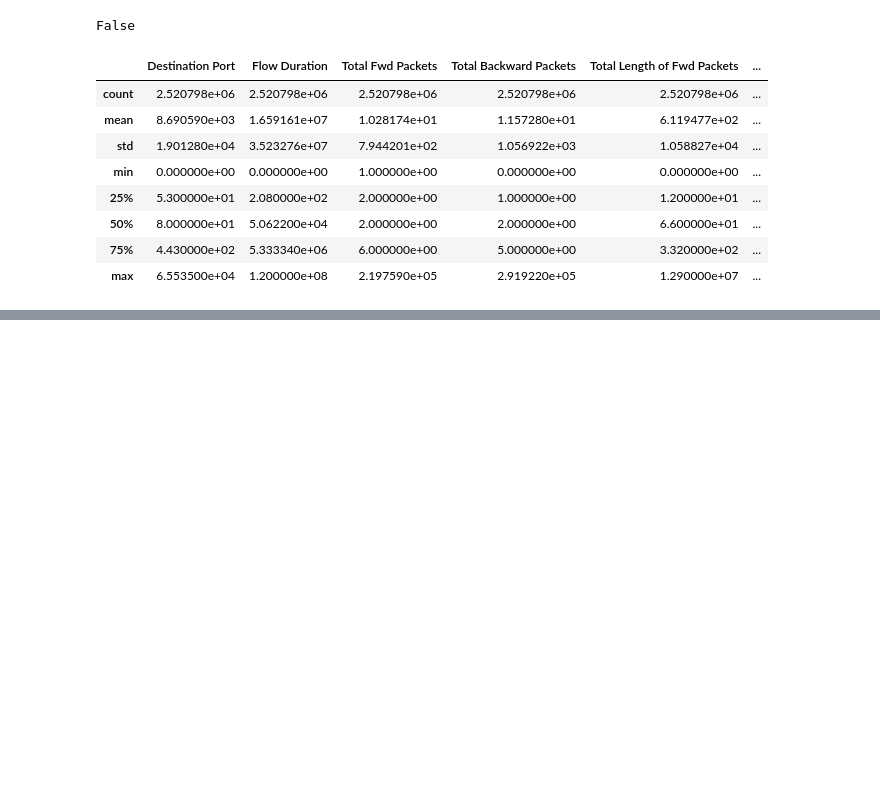
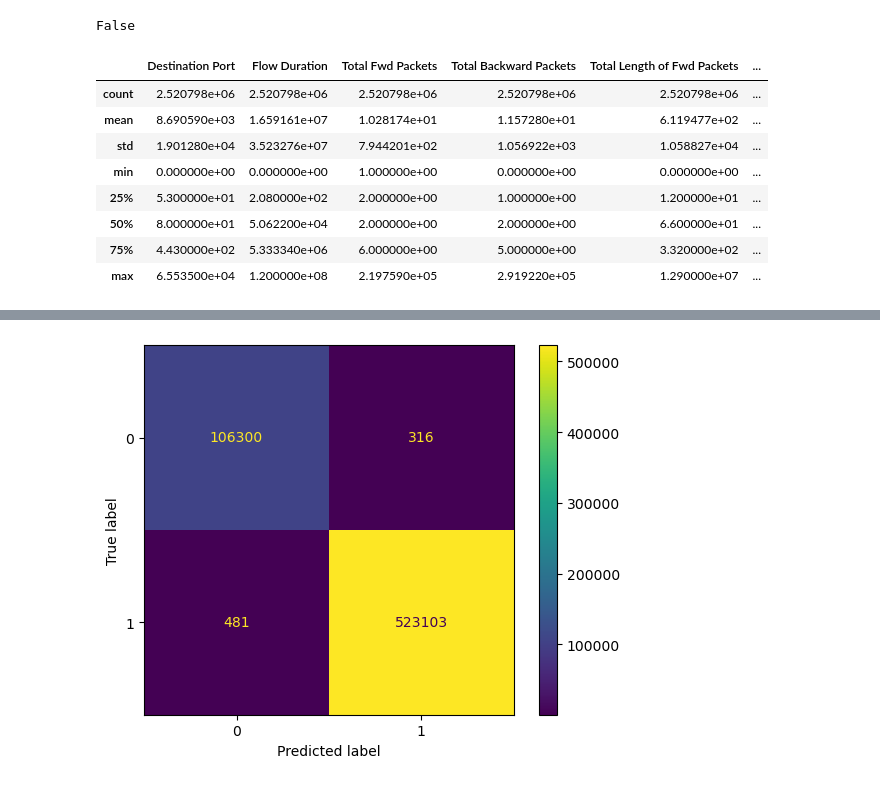
Before and after one commit to Zakaria-Ibenziane/cic-IDS, a Jupyter notebook: Cic_IDS_vf.ipynb, the cells around one changed output, grey strips where cells are left out. Drawn from its saved outputs; the diff is of its cells as text; code cells hidden in the pictures; blank space fills up the shorter version.

```diff
--- a/Cic_IDS_vf.ipynb
+++ b/Cic_IDS_vf.ipynb
@@ -368,0 +494,5 @@ Accuracy:  0.9988892415106315
+# %%
+# Train Decision Tree Model
+DTC_Classifier = tree.DecisionTreeClassifier(criterion='entropy', random_state=0)
+DTC_Classifier_eval = fit_and_evaluate(DTC_Classifier, x_traincpy , x_testcpy , y_traincpy , y_testcpy)
+print(' Decision Tree Performance on the test set : Cross Validation Score = %0.4f ' % DTC_Classifier_eval )
@@ -384,0 +615,10 @@ Modèle sauvegardé avec succès dans model.pkl
+# %%
+# Decision Tree Model
+y_pred = DTC_Classifier.predict(x_testcpy)
+
+cm = confusion_matrix(y_testcpy, y_pred, labels=DTC_Classifier.classes_)
+disp = ConfusionMatrixDisplay(confusion_matrix=cm, display_labels=DTC_Classifier.classes_)
+disp.plot()
+plt.show()
+# %% [output]
+[figure, added]
```
Also changed, not shown: parts of 65 cells of this notebook.
